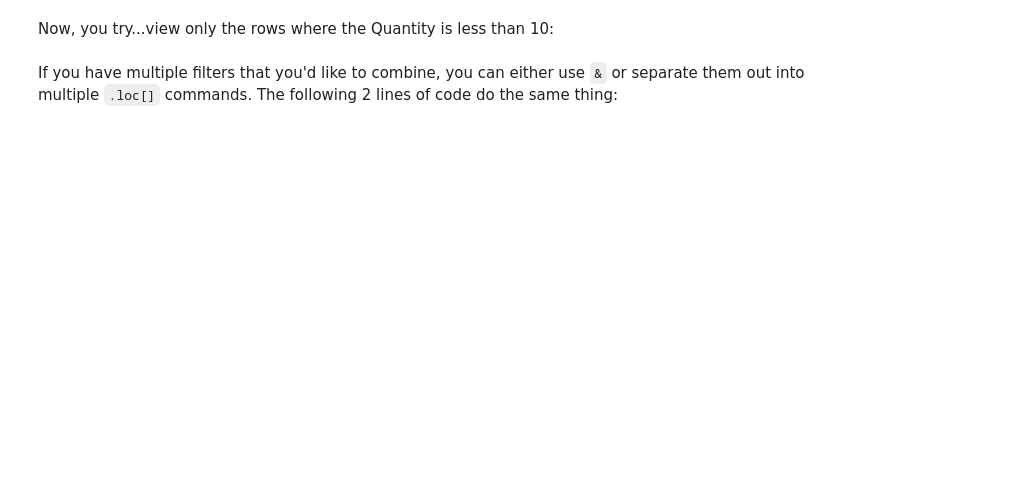
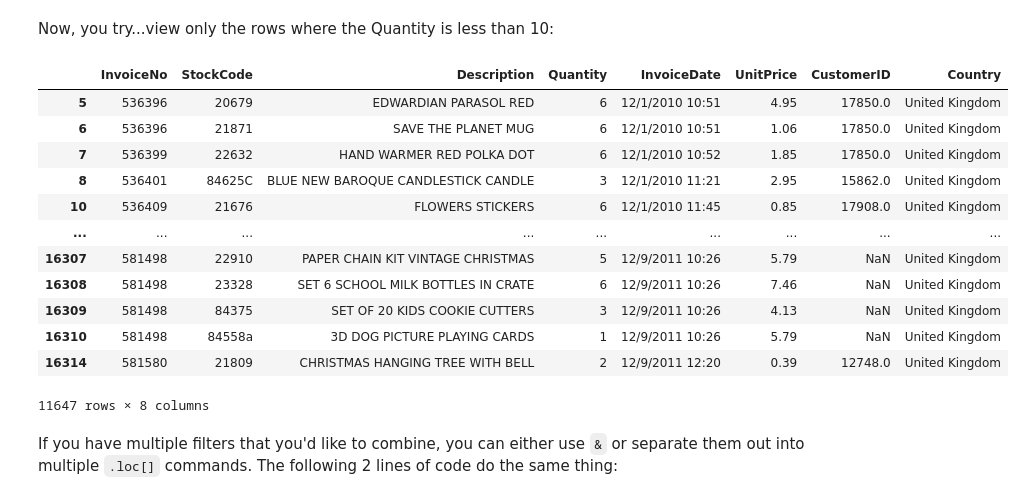
Before and after one commit to ryanfitzbc/DA3-online, a Jupyter notebook: 04_FilteringSorting.ipynb, the cells around one changed output. Cells and saved outputs as stored; diff of their text form; code cells hidden in the pictures; blank space fills up the shorter version.

```diff
--- a/04_FilteringSorting.ipynb
+++ b/04_FilteringSorting.ipynb
@@ -45,5 +130,21 @@ df.loc[df["Country"] == "Austria"]
 # %% [markdown]
 Now, you try...view only the rows where the Quantity is less than 10:
+# %%
+df.loc[df["Quantity"] < 10]
+# %% [output]
+|  | InvoiceNo | StockCode | Description | Quantity | InvoiceDate | UnitPrice | CustomerID | Country |
+| 5 | 536396 | 20679 | EDWARDIAN PARASOL RED | 6 | 12/1/2010 10:51 | 4.95 | 17850.0 | United Kingdom |
+| 6 | 536396 | 21871 | SAVE THE PLANET MUG | 6 | 12/1/2010 10:51 | 1.06 | 17850.0 | United Kingdom |
+| 7 | 536399 | 22632 | HAND WARMER RED POLKA DOT | 6 | 12/1/2010 10:52 | 1.85 | 17850.0 | United Kingdom |
+| 8 | 536401 | 84625C | BLUE NEW BAROQUE CANDLESTICK CANDLE | 3 | 12/1/2010 11:21 | 2.95 | 15862.0 | United Kingdom |
+| 10 | 536409 | 21676 | FLOWERS STICKERS | 6 | 12/1/2010 11:45 | 0.85 | 17908.0 | United Kingdom |
+| ... | ... | ... | ... | ... | ... | ... | ... | ... |
+| 16307 | 581498 | 22910 | PAPER CHAIN KIT VINTAGE CHRISTMAS | 5 | 12/9/2011 10:26 | 5.79 | NaN | United Kingdom |
+| 16308 | 581498 | 23328 | SET 6 SCHOOL MILK BOTTLES IN CRATE | 6 | 12/9/2011 10:26 | 7.46 | NaN | United Kingdom |
+| 16309 | 581498 | 84375 | SET OF 20 KIDS COOKIE CUTTERS | 3 | 12/9/2011 10:26 | 4.13 | NaN | United Kingdom |
+| 16310 | 581498 | 84558a | 3D DOG PICTURE PLAYING CARDS | 1 | 12/9/2011 10:26 | 5.79 | NaN | United Kingdom |
+| 16314 | 581580 | 21809 | CHRISTMAS HANGING TREE WITH BELL | 2 | 12/9/2011 12:20 | 0.39 | 12748.0 | United Kingdom |
+11647 rows × 8 columns
 # %% [markdown]
 If you have multiple filters that you'd like to combine, you can either use `&` or separate them out into multiple `.loc[]` commands. The following 2 lines of code do the same thing:
 # %%
```
Also changed, not shown: parts of 31 cells of this notebook, 4 other files.
